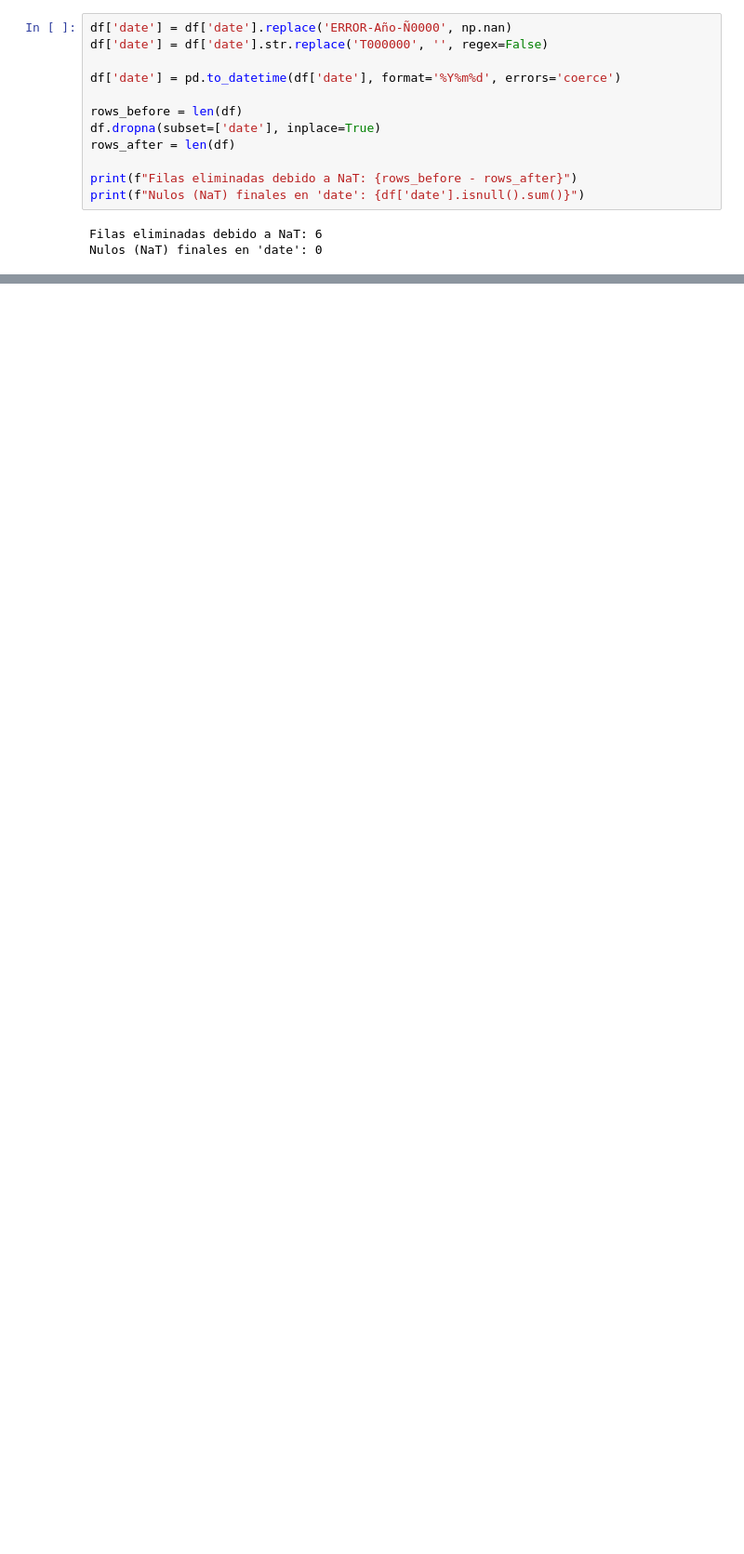
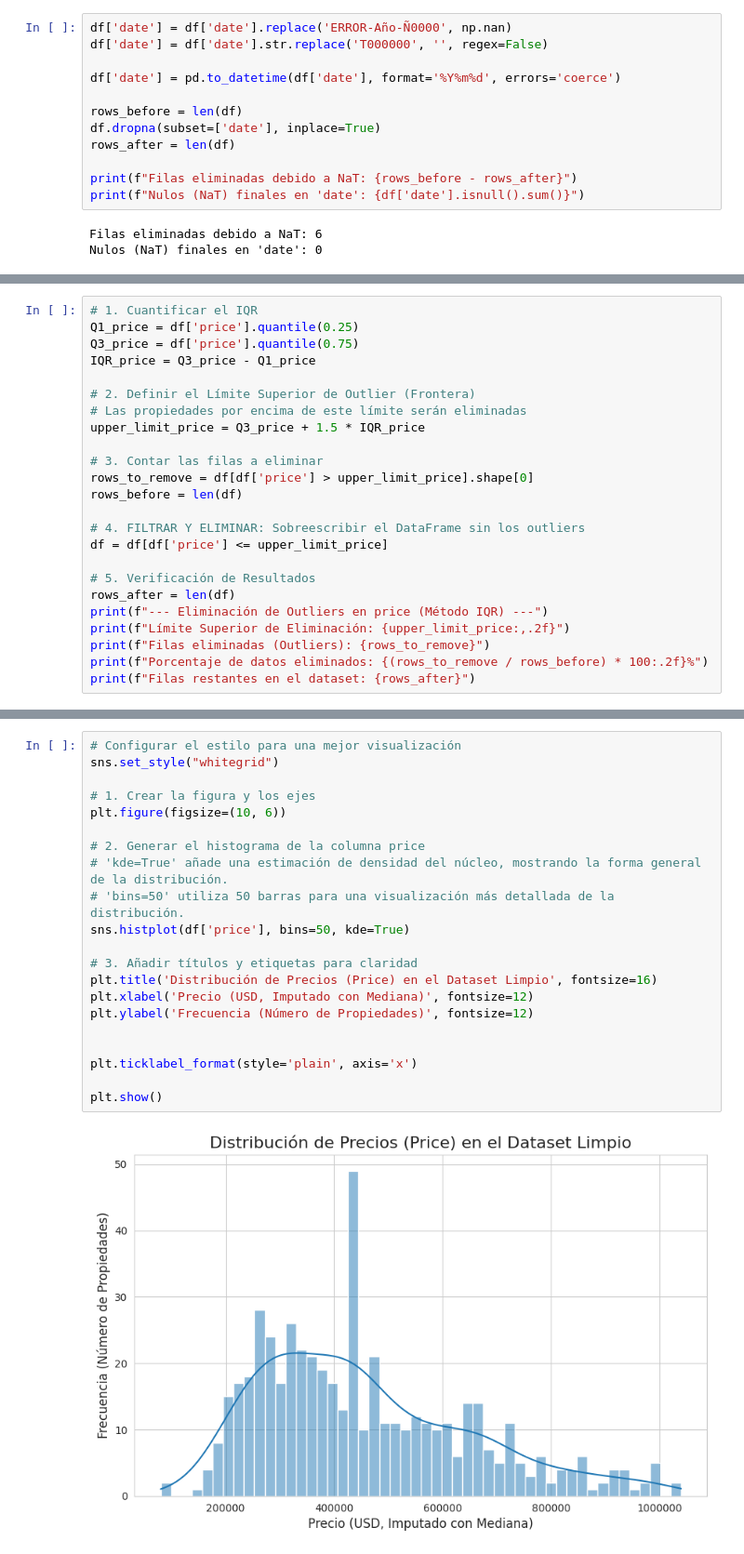
Before and after one commit to EduFergo/DirtyData, a Jupyter notebook: datacleaner/cleaner.ipynb, the cells around one changed output, grey strips where cells are left out. Shown at 93% size. Cells and saved outputs as stored; diff of their text form; blank space fills up the shorter version.

```diff
--- a/datacleaner/cleaner.ipynb
+++ b/datacleaner/cleaner.ipynb
@@ -123,0 +217,24 @@ Nulos (NaT) finales en 'date': 0
+# %%
+# 1. Cuantificar el IQR
+Q1_price = df['price'].quantile(0.25)
+Q3_price = df['price'].quantile(0.75)
+IQR_price = Q3_price - Q1_price
+
+# 2. Definir el Límite Superior de Outlier (Frontera)
+# Las propiedades por encima de este límite serán eliminadas
+upper_limit_price = Q3_price + 1.5 * IQR_price
+
+# 3. Contar las filas a eliminar
+rows_to_remove = df[df['price'] > upper_limit_price].shape[0]
+rows_before = len(df)
+
+# 4. FILTRAR Y ELIMINAR: Sobreescribir el DataFrame sin los outliers
+df = df[df['price'] <= upper_limit_price]
+
+# 5. Verificación de Resultados
+rows_after = len(df)
+print(f"--- Eliminación de Outliers en price (Método IQR) ---")
+print(f"Límite Superior de Eliminación: {upper_limit_price:,.2f}")
+print(f"Filas eliminadas (Outliers): {rows_to_remove}")
+print(f"Porcentaje de datos eliminados: {(rows_to_remove / rows_before) * 100:.2f}%")
+print(f"Filas restantes en el dataset: {rows_after}")
@@ -123,0 +247,23 @@ Nulos (NaT) finales en 'date': 0
+# %%
+# Configurar el estilo para una mejor visualización
+sns.set_style("whitegrid")
+
+# 1. Crear la figura y los ejes
+plt.figure(figsize=(10, 6))
+
+# 2. Generar el histograma de la columna price
+# 'kde=True' añade una estimación de densidad del núcleo, mostrando la forma general de la distribución.
+# 'bins=50' utiliza 50 barras para una visualización más detallada de la distribución.
+sns.histplot(df['price'], bins=50, kde=True)
+
+# 3. Añadir títulos y etiquetas para claridad
+plt.title('Distribución de Precios (Price) en el Dataset Limpio', fontsize=16)
+plt.xlabel('Precio (USD, Imputado con Mediana)', fontsize=12)
+plt.ylabel('Frecuencia (Número de Propiedades)', fontsize=12)
+
+
+plt.ticklabel_format(style='plain', axis='x')
+
+plt.show()
+# %% [output]
+[figure, added]
```
Also changed, not shown: parts of 38 cells of this notebook, 2 other files.
